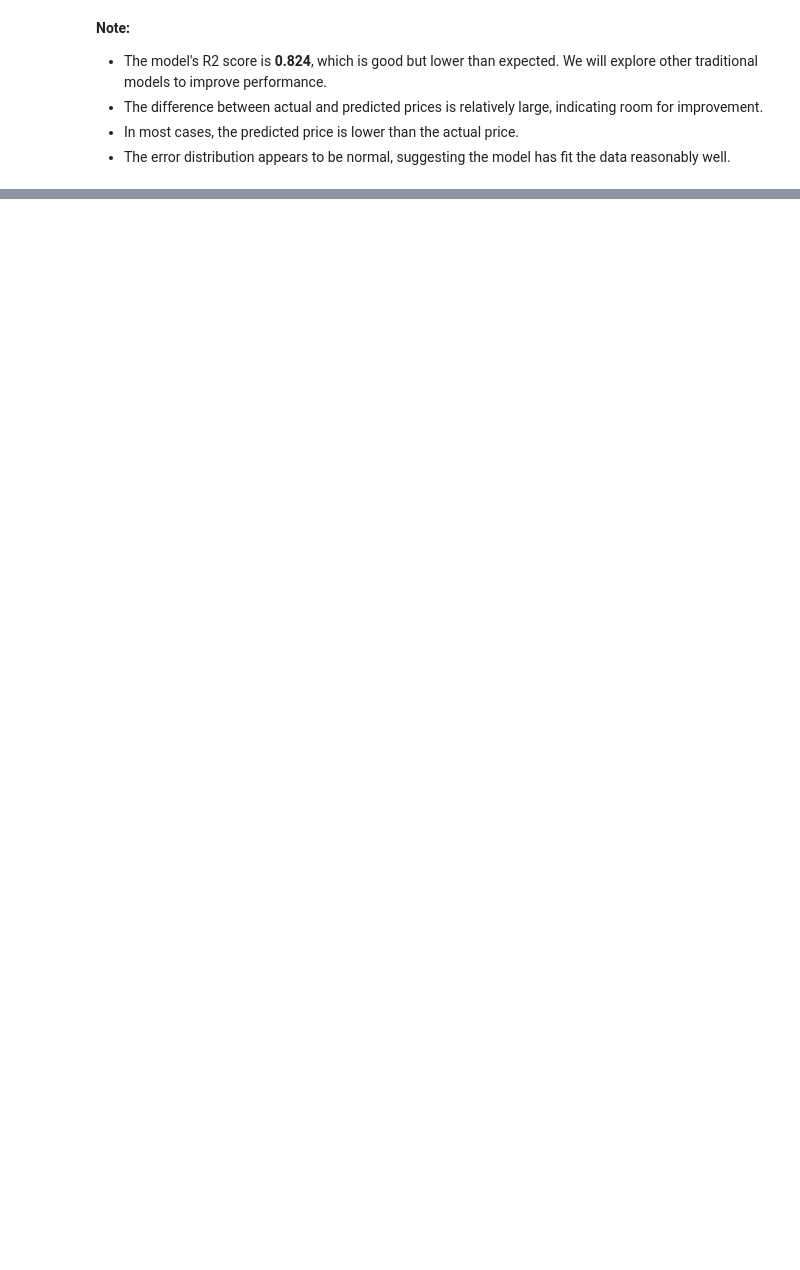
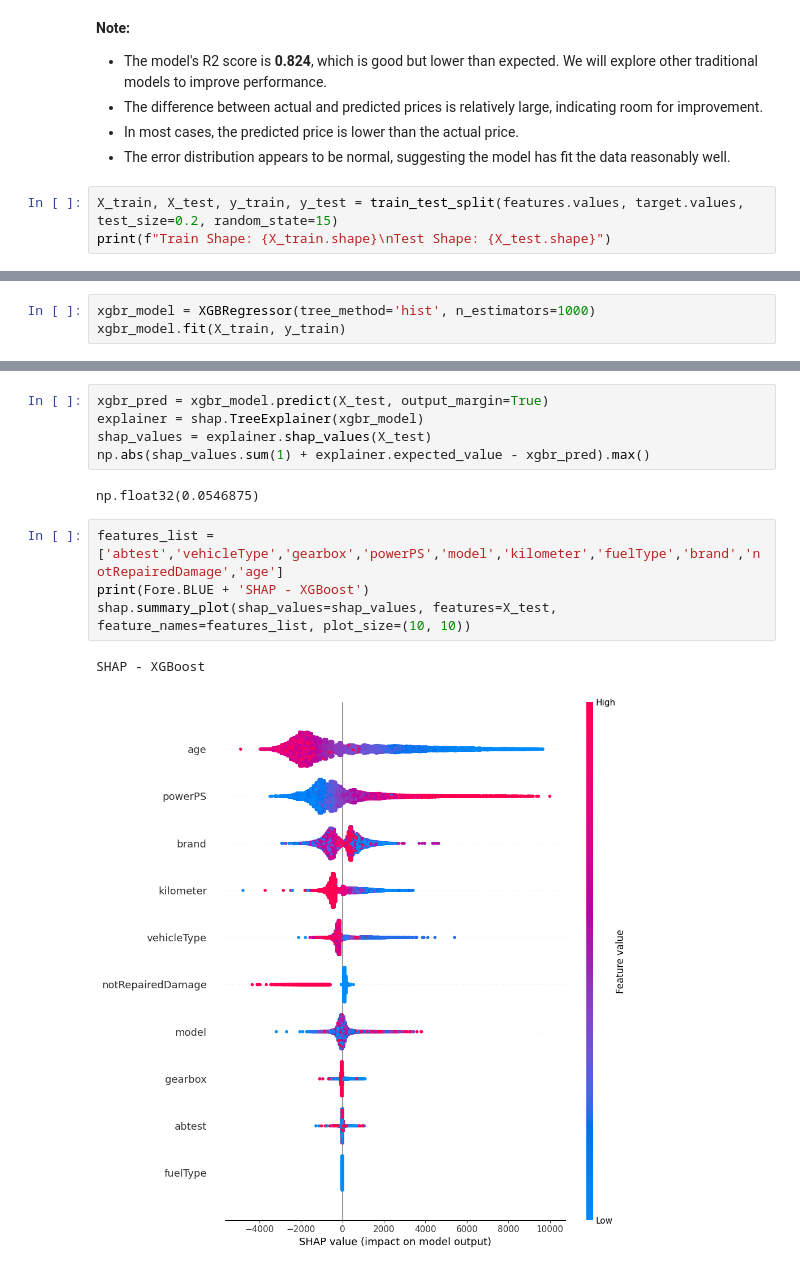
Before and after one commit to Prasadkurapati/CarDataAnalysis, a Jupyter notebook: script.ipynb, the cells around one changed output, grey strips where cells are left out. Cells and saved outputs as stored; diff of their text form; blank space fills up the shorter version.

```diff
--- a/script.ipynb
+++ b/script.ipynb
@@ -722,3 +722,6 @@ for _ in range(10):
 - The difference between actual and predicted prices is relatively large, indicating room for improvement.
 - In most cases, the predicted price is lower than the actual price.
 - The error distribution appears to be normal, suggesting the model has fit the data reasonably well.
+# %%
+X_train, X_test, y_train, y_test = train_test_split(features.values, target.values, test_size=0.2, random_state=15)
+print(f"Train Shape: {X_train.shape}\nTest Shape: {X_test.shape}")
@@ -724,0 +826,3 @@ for _ in range(10):
+# %%
+xgbr_model = XGBRegressor(tree_method='hist', n_estimators=1000)
+xgbr_model.fit(X_train, y_train)
@@ -724,0 +841,14 @@ for _ in range(10):
+# %%
+xgbr_pred = xgbr_model.predict(X_test, output_margin=True)
+explainer = shap.TreeExplainer(xgbr_model)
+shap_values = explainer.shap_values(X_test)
+np.abs(shap_values.sum(1) + explainer.expected_value - xgbr_pred).max()
+# %% [output]
+np.float32(0.0546875)
+# %%
+features_list = ['abtest','vehicleType','gearbox','powerPS','model','kilometer','fuelType','brand','notRepairedDamage','age']
+print(Fore.BLUE + 'SHAP - XGBoost')
+shap.summary_plot(shap_values=shap_values, features=X_test, feature_names=features_list, plot_size=(10, 10))
+# %% [output]
+SHAP - XGBoost
+[figure, added]
```
Also changed, not shown: parts of 26 cells of this notebook.
